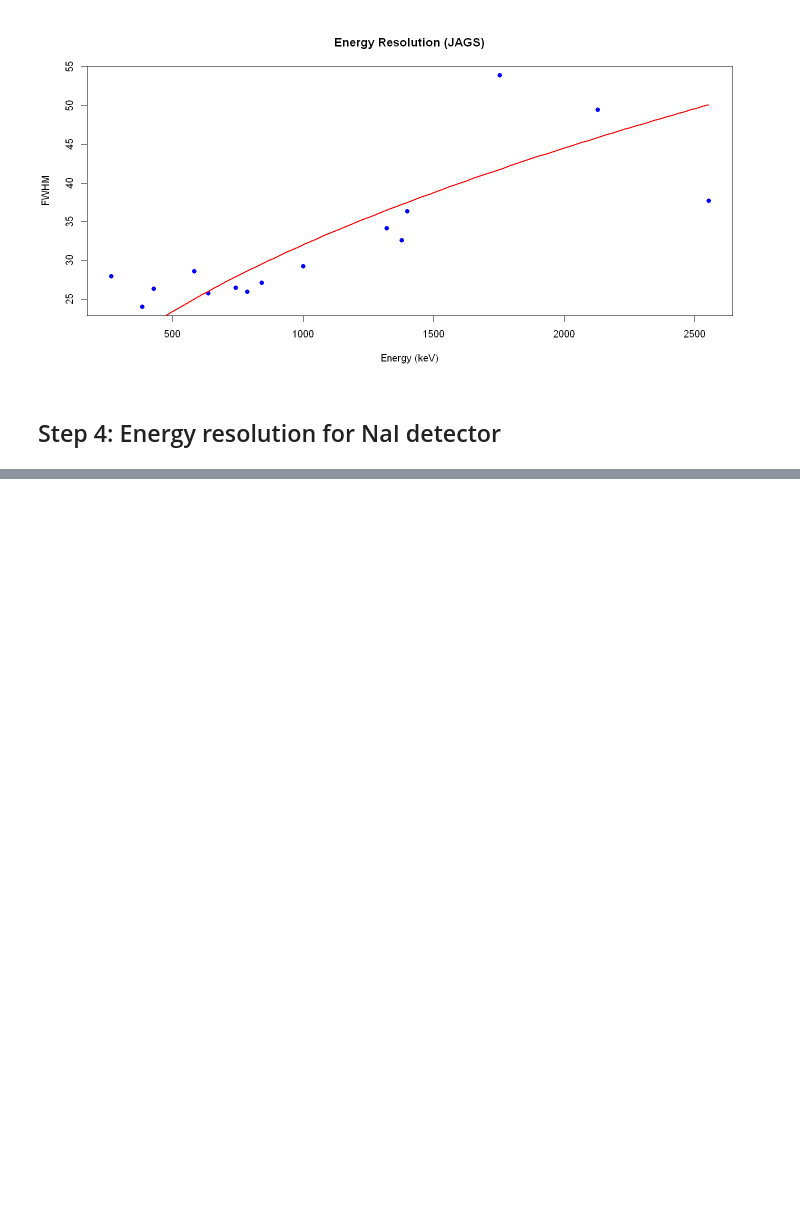
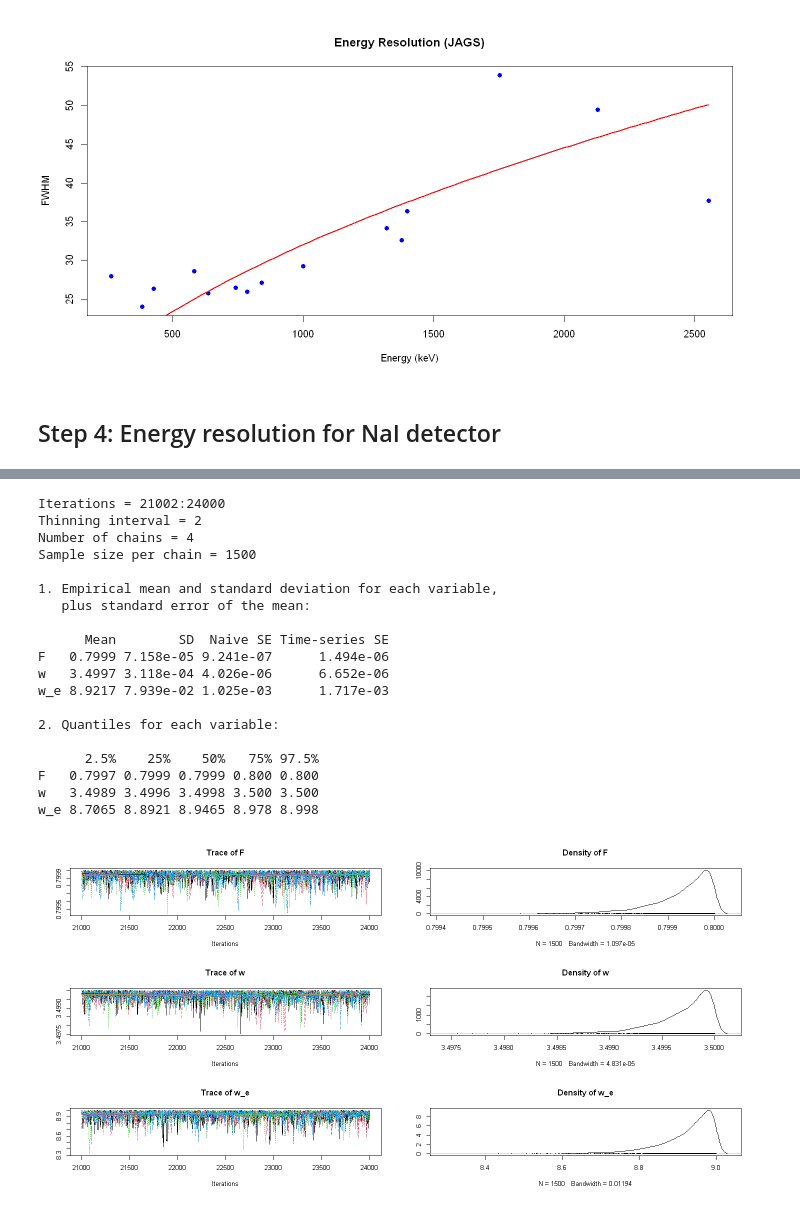
Before and after one commit to EugeniaBoccanera/R_project, a Jupyter notebook: Group_22.ipynb, the cells around one changed output, grey strips where cells are left out. Drawn from its saved outputs; the diff is of its cells as text; code cells hidden in the pictures; blank space fills up the shorter version.

```diff
--- a/Group_22.ipynb
+++ b/Group_22.ipynb
@@ -853,0 +946,27 @@ abline(lm(fwhm_values ~ peak_positions), col = "red")
+# %%
+# Define JAGS model code
+jags_model_code_NaI <- "
+model {
+  for (i in 1:N) {
+    w_d[i] <- 2 * sqrt(2 * log(2) * F * E_gamma[i] * w)
+    FWHM[i] ~ dnorm(sqrt(w_d[i]^2 + w_e^2), prec)
+  }
+
+  F ~ dunif(0.02, 0.8)   # Prior uniforme per F
+  w ~ dunif(2.3, 3.5)  # Prior uniforme per w
+  w_e ~ dunif(1, 9)  # Prior uniforme per w_e
+}
+"
+# %%
+# Prepare data for JAGS
+jags_data_NaI <- list(
+  N = length(energies_NaI),
+  E_gamma = energies_NaI,
+  FWHM = fwhm_values_NaI,
+  prec = 0.1  # Precisione per la distribuzione normale
+)
+# %%
+# Compile and run the JAGS models
+jags_model_NaI <- jags.model(textConnection(jags_model_code_NaI), data = jags_data_NaI, n.chains = 4)
+update(jags_model_NaI, 20000)  # Burn-in di 20k iterazioni
+jags_samples_NaI <- coda.samples(jags_model_NaI, variable.names = c("F", "w", "w_e"), n.iter = 3000, thin = 2)
@@ -853,0 +983,24 @@ abline(lm(fwhm_values ~ peak_positions), col = "red")
+# %%
+plot(jags_samples_NaI)
+summary(jags_samples_NaI)
+# %% [output]
+Iterations = 21002:24000
+Thinning interval = 2
+Number of chains = 4
+Sample size per chain = 1500
+
+1. Empirical mean and standard deviation for each variable,
+   plus standard error of the mean:
+
+      Mean        SD  Naive SE Time-series SE
+F   0.7999 7.158e-05 9.241e-07      1.494e-06
+w   3.4997 3.118e-04 4.026e-06      6.652e-06
+w_e 8.9217 7.939e-02 1.025e-03      1.717e-03
+
+2. Quantiles for each variable:
+
+      2.5%    25%    50%   75% 97.5%
+F   0.7997 0.7999 0.7999 0.800 0.800
+w   3.4989 3.4996 3.4998 3.500 3.500
+w_e 8.7065 8.8921 8.9465 8.978 8.998
+[figure, added]
```
Also changed, not shown: parts of 21 cells of this notebook.
